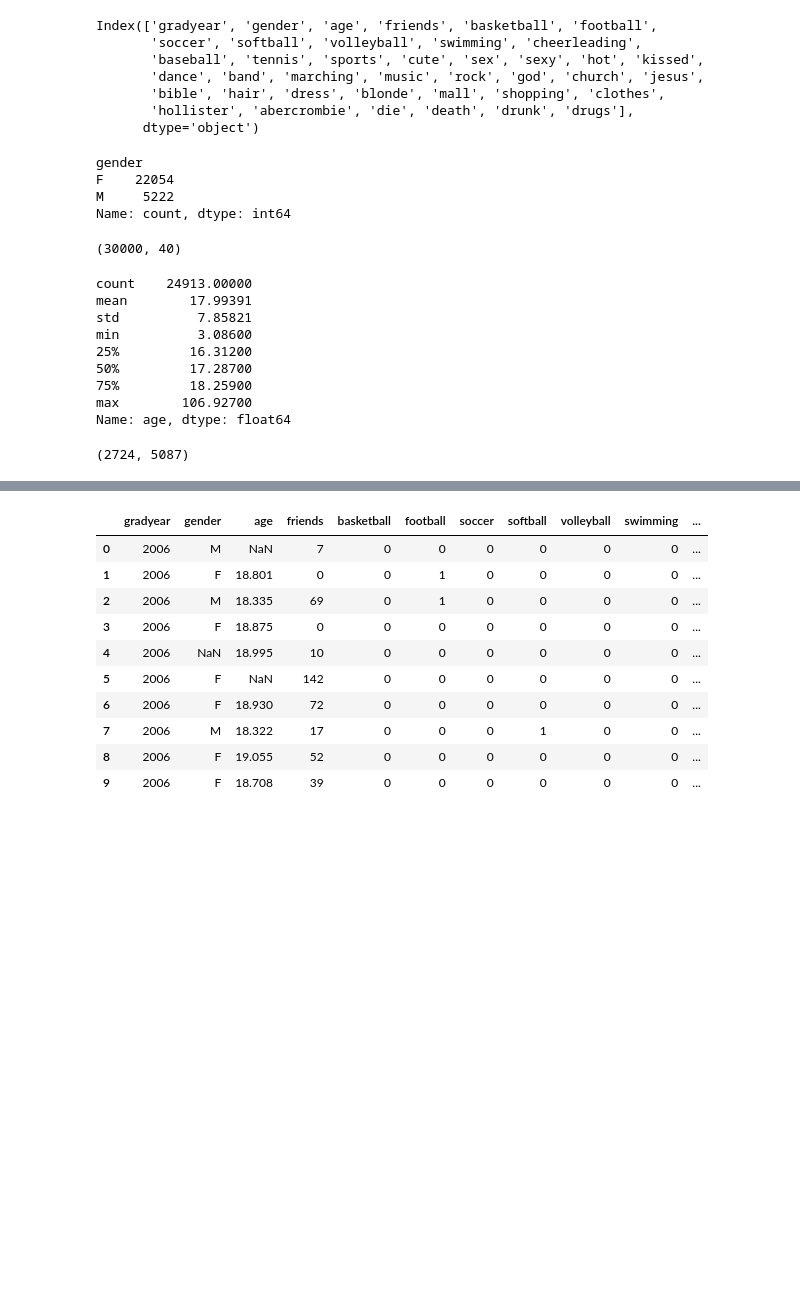
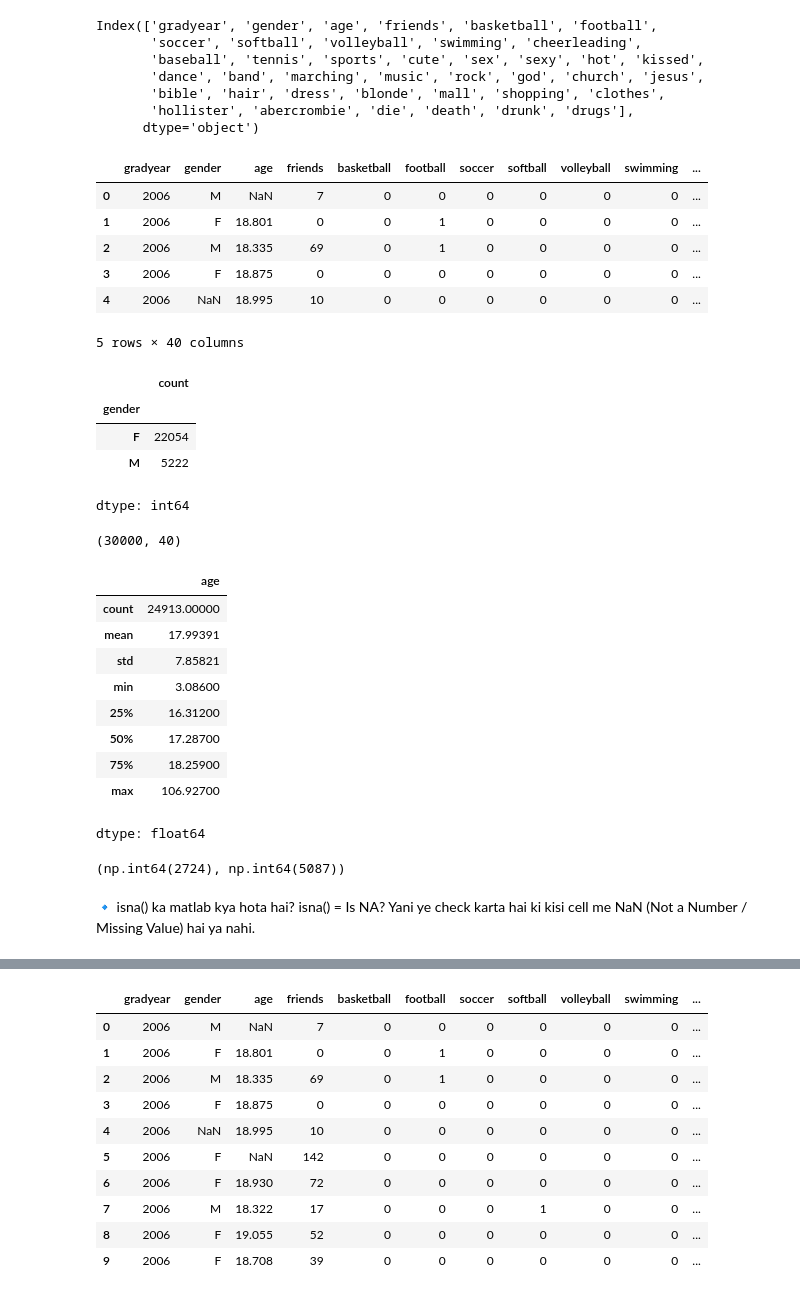
Before and after one commit to Sundram22/SNS-Data-Analysis, a Jupyter notebook: sns1.ipynb, the cells around one changed output, grey strips where cells are left out. Drawn from its saved outputs; the diff is of its cells as text; code cells hidden in the pictures; blank space fills up the shorter version.

```diff
--- a/sns1.ipynb
+++ b/sns1.ipynb
@@ -2,7 +4,7 @@
 import pandas as pd
 import numpy as np
 # %%
-snsdata = pd.read_csv('snsdata.csv',na_values=['notknown','unknown'])
+snsdata = pd.read_csv('snsdata.csv')
 snsdata.columns
 # %% [output]
 Index(['gradyear', 'gender', 'age', 'friends', 'basketball', 'football',
@@ -12,13 +14,24 @@ Index(['gradyear', 'gender', 'age', 'friends', 'basketball', 'football',
        'bible', 'hair', 'dress', 'blonde', 'mall', 'shopping', 'clothes',
        'hollister', 'abercrombie', 'die', 'death', 'drunk', 'drugs'],
       dtype='object')
+# %%
+snsdata.head()
+# %% [output]
+|  | gradyear | gender | age | friends | basketball | football | soccer | softball | volleyball | swimming | ... |
+| 0 | 2006 | M | NaN | 7 | 0 | 0 | 0 | 0 | 0 | 0 | ... |
+| 1 | 2006 | F | 18.801 | 0 | 0 | 1 | 0 | 0 | 0 | 0 | ... |
+| 2 | 2006 | M | 18.335 | 69 | 0 | 1 | 0 | 0 | 0 | 0 | ... |
+| 3 | 2006 | F | 18.875 | 0 | 0 | 0 | 0 | 0 | 0 | 0 | ... |
+| 4 | 2006 | NaN | 18.995 | 10 | 0 | 0 | 0 | 0 | 0 | 0 | ... |
+5 rows × 40 columns
 # %%
 snsdata.gender.value_counts()
 # %% [output]
+|  | count |
+| gender |  |
+| F | 22054 |
+| M | 5222 |
-gender
-F    22054
-M     5222
-Name: count, dtype: int64
+dtype: int64
 # %%
 snsdata.shape
 # %% [output]
@@ -26,16 +39,21 @@ snsdata.shape
 # %%
 snsdata.age.describe()
 # %% [output]
+|  | age |
+| count | 24913.00000 |
+| mean | 17.99391 |
+| std | 7.85821 |
+| min | 3.08600 |
+| 25% | 16.31200 |
+| 50% | 17.28700 |
+| 75% | 18.25900 |
+| max | 106.92700 |
-count    24913.00000
-mean        17.99391
-std          7.85821
-min          3.08600
-25%         16.31200
-50%         17.28700
-75%         18.25900
-max        106.92700
-Name: age, dtype: float64
+dtype: float64
 # %%
-snsdata.gender.isna().sum(),snsdata.age.isna().sum()
+snsdata.gender.isna().sum(),snsdata.age.isna().sum() #find missing value , solution -- #drop or fill
 # %% [output]
-(2724, 5087)
+(np.int64(2724), np.int64(5087))
+# %% [markdown]
+🔹 isna() ka matlab kya hota hai?
+isna() = Is NA?
+Yani ye check karta hai ki kisi cell me NaN (Not a Number / Missing Value) hai ya nahi.
```
Also changed, not shown: parts of 9 cells of this notebook.
